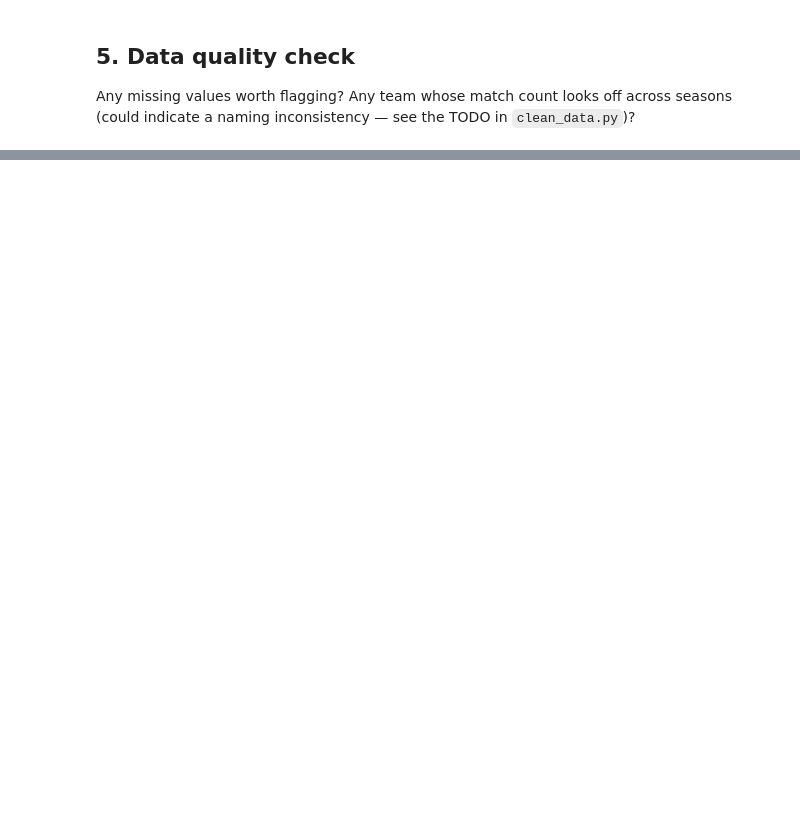
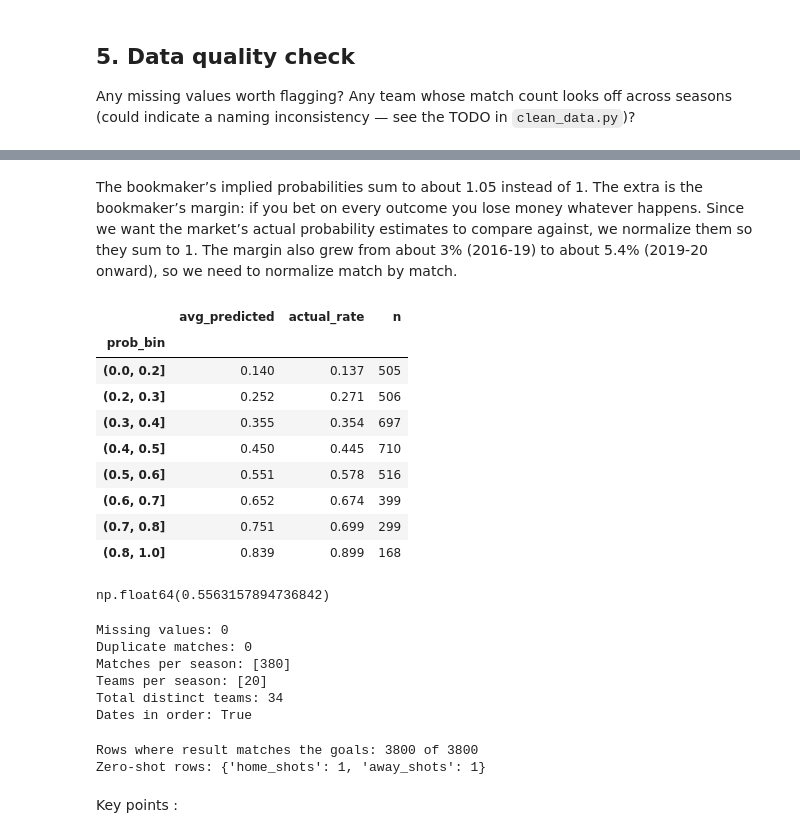
Before and after one commit to evanwillis0/soccer-match-predictor, a Jupyter notebook: notebooks/01_eda.ipynb, the cells around one changed output, grey strips where cells are left out. Cells and saved outputs as stored; diff of their text form; code cells hidden in the pictures; blank space fills up the shorter version.

```diff
--- a/notebooks/01_eda.ipynb
+++ b/notebooks/01_eda.ipynb
@@ -47,0 +101,3 @@ Convert odds_home/odds_draw/odds_away to implied probabilities (1/odds), normali
+# %%
+matches["implied_sum"] = 1/matches["odds_home"] + 1/matches["odds_draw"] + 1/matches["odds_away"]
+matches["implied_sum"].describe()
@@ -55,0 +135,57 @@ Any missing values worth flagging? Any team whose match count looks off across s
+# %% [markdown]
+The bookmaker’s implied probabilities sum to about 1.05 instead of 1. The extra is the bookmaker’s margin: if you bet on every outcome you lose money whatever happens. Since we want the market’s actual probability estimates to compare against, we normalize them so they sum to 1. The margin also grew from about 3% (2016-19) to about 5.4% (2019-20 onward), so we need to normalize match by match.
+# %%
+matches["prob_home"] = (1 / matches["odds_home"]) / matches["implied_sum"]
+matches["home_win"] = (matches["result"] == "H")
+matches["prob_bin"] = pd.cut(matches["prob_home"], bins=[0, 0.2, 0.3, 0.4, 0.5, 0.6, 0.7, 0.8, 1.0])
+matches.groupby("prob_bin", observed=True).agg(
+    avg_predicted=("prob_home", "mean"),
+    actual_rate=("home_win", "mean"),
+    n=("home_win", "size"),
+).round(3)
+# %% [output]
+|  | avg_predicted | actual_rate | n |
+| prob_bin |  |  |  |
+| (0.0, 0.2] | 0.140 | 0.137 | 505 |
+| (0.2, 0.3] | 0.252 | 0.271 | 506 |
+| (0.3, 0.4] | 0.355 | 0.354 | 697 |
+| (0.4, 0.5] | 0.450 | 0.445 | 710 |
+| (0.5, 0.6] | 0.551 | 0.578 | 516 |
+| (0.6, 0.7] | 0.652 | 0.674 | 399 |
+| (0.7, 0.8] | 0.751 | 0.699 | 299 |
+| (0.8, 1.0] | 0.839 | 0.899 | 168 |
+# %%
+matches["prob_draw"] = (1 / matches["odds_draw"]) / matches["implied_sum"]
+matches["prob_away"] = (1 / matches["odds_away"]) / matches["implied_sum"]
+picks = matches[["prob_home", "prob_draw", "prob_away"]].idxmax(axis=1)
+picks = picks.map({"prob_home": "H", "prob_draw": "D", "prob_away": "A"})
+(picks == matches["result"]).mean()
+# %% [output]
+np.float64(0.5563157894736842)
+# %%
+print("Missing values:", matches.isna().sum().sum())
+print("Duplicate matches:", matches.duplicated(subset=["date", "home_team", "away_team"]).sum())
+print("Matches per season:", matches.groupby("season").size().unique())
+print("Teams per season:", matches.groupby("season")["home_team"].nunique().unique())
+print("Total distinct teams:", matches["home_team"].nunique())
+print("Dates in order:", matches["date"].is_monotonic_increasing)
+# %% [output]
+Missing values: 0
+Duplicate matches: 0
+Matches per season: [380]
+Teams per season: [20]
+Total distinct teams: 34
+Dates in order: True
+# %%
+correct = (
+    ((matches["home_goals"] > matches["away_goals"]) == (matches["result"] == "H"))
+    & ((matches["home_goals"] < matches["away_goals"]) == (matches["result"] == "A"))
+    & ((matches["home_goals"] == matches["away_goals"]) == (matches["result"] == "D"))
+)
+print("Rows where result matches the goals:", correct.sum(), "of", len(matches))
+print("Zero-shot rows:", (matches[["home_shots", "away_shots"]] == 0).sum().to_dict())
+# %% [output]
+Rows where result matches the goals: 3800 of 3800
+Zero-shot rows: {'home_shots': 1, 'away_shots': 1}
+# %% [markdown]
+Key points :
```
Also changed, not shown: parts of 24 cells of this notebook, 11 other files.
